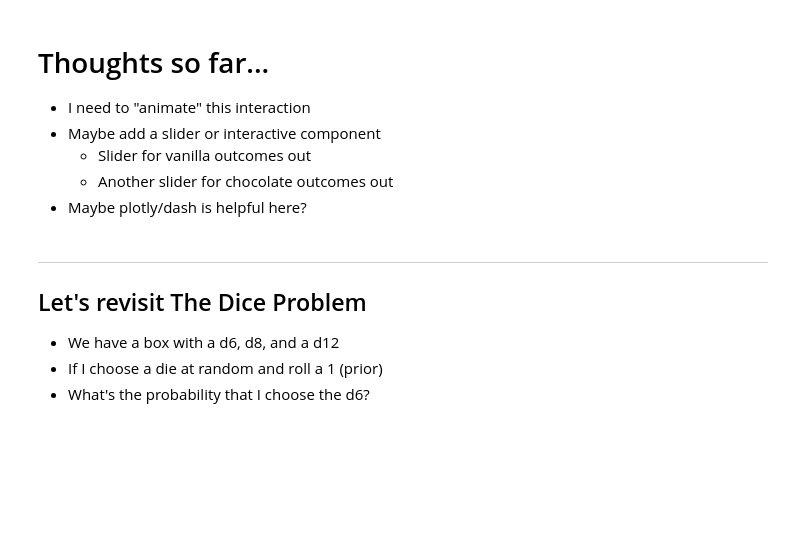
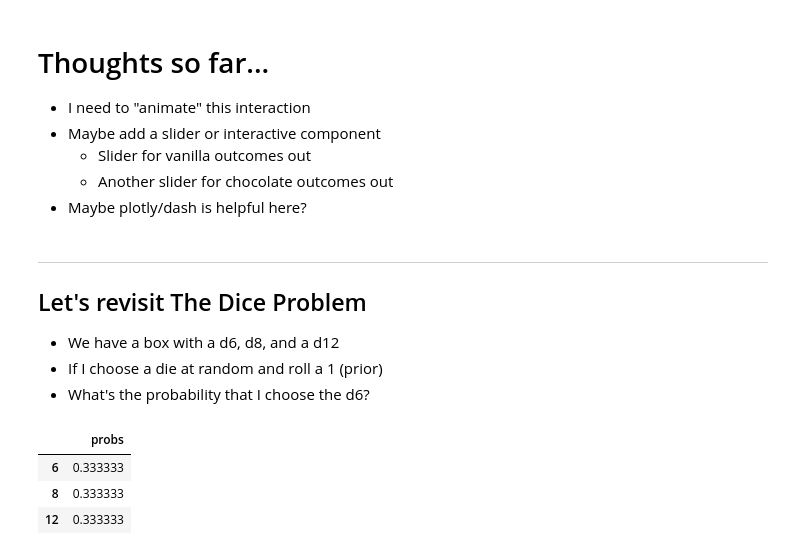
Before and after one commit to ryanorsinger/ThinkBayes2, a Jupyter notebook: chapter_3_distributions.ipynb, the cells around one changed output. Cells and saved outputs as stored; diff of their text form; code cells hidden in the pictures; blank space fills up the shorter version.

```diff
--- a/chapter_3_distributions.ipynb
+++ b/chapter_3_distributions.ipynb
@@ -304,0 +304,9 @@ hypot
+# %%
+hypos = 6, 8, 12
+prior = Pmf(1/3, hypos)
+prior
+# %% [output]
+|  | probs |
+| 6 | 0.333333 |
+| 8 | 0.333333 |
+| 12 | 0.333333 |
```
Also changed, not shown: parts of 22 cells of this notebook.
